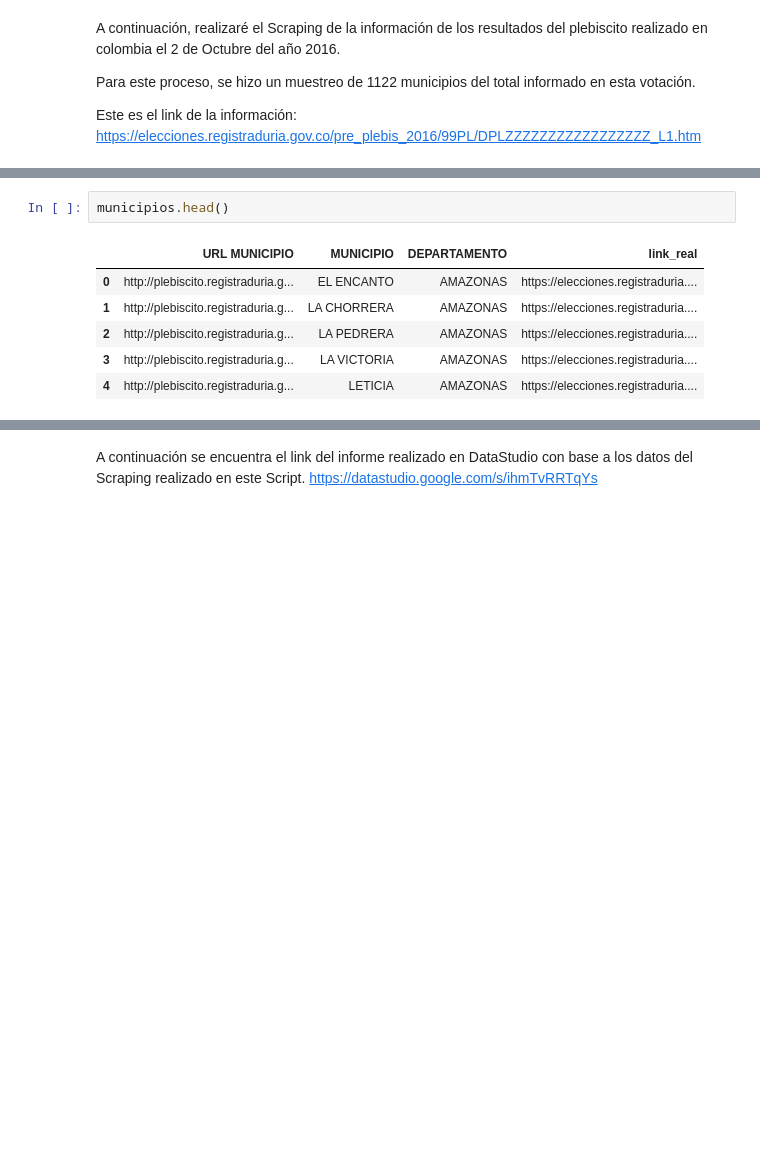
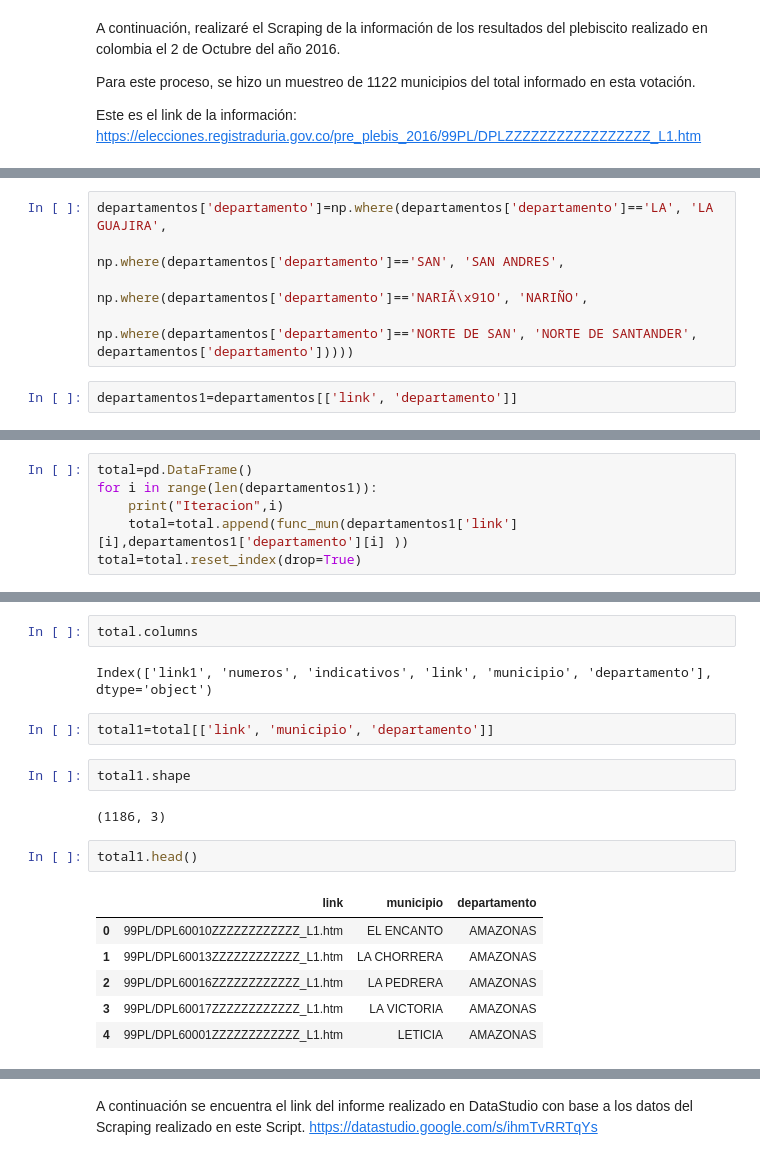
Before and after one commit to ccamilocristian/Plebiscito_colombia, a Jupyter notebook: Script/Plebicito.ipynb, the cells around one changed output, grey strips where cells are left out. Cells and saved outputs as stored; diff of their text form; blank space fills up the shorter version.

```diff
--- a/Script/Plebicito.ipynb
+++ b/Script/Plebicito.ipynb
@@ -19,0 +47,7 @@ municipios['link_real']=municipios['URL MUNICIPIO'].map(lambda x:x.replace('http
+# %%
+departamentos['departamento']=np.where(departamentos['departamento']=='LA', 'LA GUAJIRA',
+                                       np.where(departamentos['departamento']=='SAN', 'SAN ANDRES',
+                                                np.where(departamentos['departamento']=='NARIÃ\x91O', 'NARIÑO',
+                                                         np.where(departamentos['departamento']=='NORTE DE SAN', 'NORTE DE SANTANDER', departamentos['departamento']))))
+# %%
+departamentos1=departamentos[['link', 'departamento']]
@@ -19,0 +69,6 @@ municipios['link_real']=municipios['URL MUNICIPIO'].map(lambda x:x.replace('http
+# %%
+total=pd.DataFrame()
+for i in range(len(departamentos1)):
+    print("Iteracion",i)
+    total=total.append(func_mun(departamentos1['link'][i],departamentos1['departamento'][i] ))
+total=total.reset_index(drop=True)
@@ -20,10 +129,20 @@ municipios['link_real']=municipios['URL MUNICIPIO'].map(lambda x:x.replace('http
+# %%
+total.columns
+# %% [output]
+Index(['link1', 'numeros', 'indicativos', 'link', 'municipio', 'departamento'], dtype='object')
+# %%
+total1=total[['link', 'municipio', 'departamento']]
+# %%
+total1.shape
+# %% [output]
+(1186, 3)
 # %%
-municipios.head()
+total1.head()
 # %% [output]
-|  | URL MUNICIPIO | MUNICIPIO | DEPARTAMENTO | link_real |
-| 0 | http://plebiscito.registraduria.g... | EL ENCANTO | AMAZONAS | https://elecciones.registraduria.... |
-| 1 | http://plebiscito.registraduria.g... | LA CHORRERA | AMAZONAS | https://elecciones.registraduria.... |
-| 2 | http://plebiscito.registraduria.g... | LA PEDRERA | AMAZONAS | https://elecciones.registraduria.... |
-| 3 | http://plebiscito.registraduria.g... | LA VICTORIA | AMAZONAS | https://elecciones.registraduria.... |
-| 4 | http://plebiscito.registraduria.g... | LETICIA | AMAZONAS | https://elecciones.registraduria.... |
+|  | link | municipio | departamento |
+| 0 | 99PL/DPL60010ZZZZZZZZZZZZ_L1.htm | EL ENCANTO | AMAZONAS |
+| 1 | 99PL/DPL60013ZZZZZZZZZZZZ_L1.htm | LA CHORRERA | AMAZONAS |
+| 2 | 99PL/DPL60016ZZZZZZZZZZZZ_L1.htm | LA PEDRERA | AMAZONAS |
+| 3 | 99PL/DPL60017ZZZZZZZZZZZZ_L1.htm | LA VICTORIA | AMAZONAS |
+| 4 | 99PL/DPL60001ZZZZZZZZZZZZ_L1.htm | LETICIA | AMAZONAS |
 # %%
```
Also changed, not shown: parts of 18 cells of this notebook, 6 other files.
